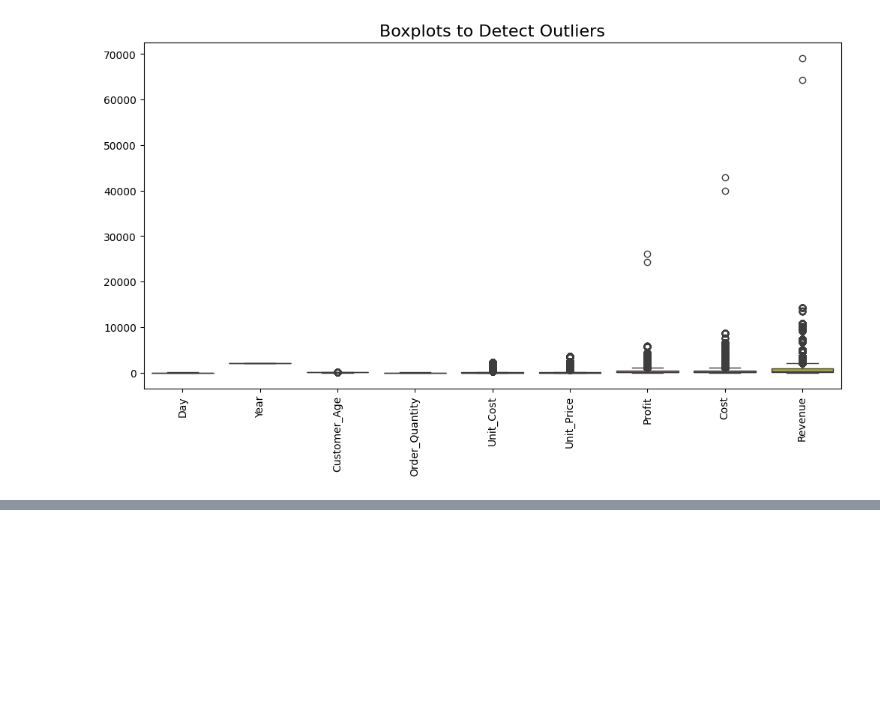
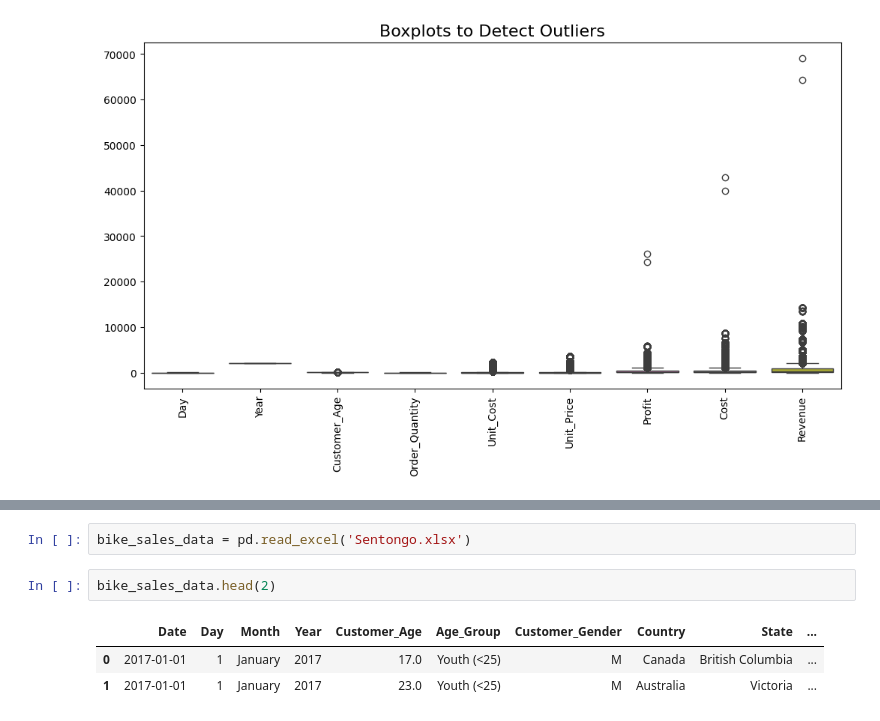
Before and after one commit to sentongo-web/Data-mining, a Jupyter notebook: Final_Bike_Sales.ipynb, the cells around one changed output, grey strips where cells are left out. Cells and saved outputs as stored; diff of their text form; blank space fills up the shorter version.

```diff
--- a/Final_Bike_Sales.ipynb
+++ b/Final_Bike_Sales.ipynb
@@ -118,0 +301,8 @@ plt.show()
+# %%
+bike_sales_data = pd.read_excel('Sentongo.xlsx')
+# %%
+bike_sales_data.head(2)
+# %% [output]
+|  | Date | Day | Month | Year | Customer_Age | Age_Group | Customer_Gender | Country | State | ... |
+| 0 | 2017-01-01 | 1 | January | 2017 | 17.0 | Youth (<25) | M | Canada | British Columbia | ... |
+| 1 | 2017-01-01 | 1 | January | 2017 | 23.0 | Youth (<25) | M | Australia | Victoria | ... |
```
Also changed, not shown: parts of 4 cells of this notebook, 1 other file.
